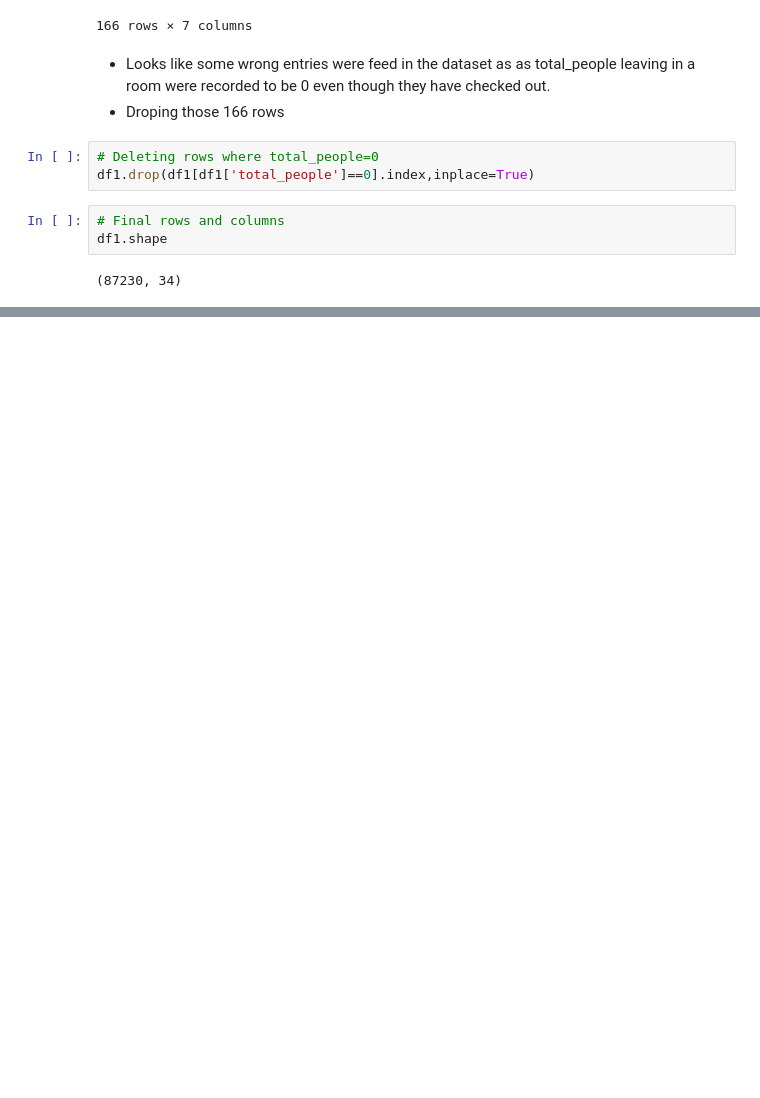
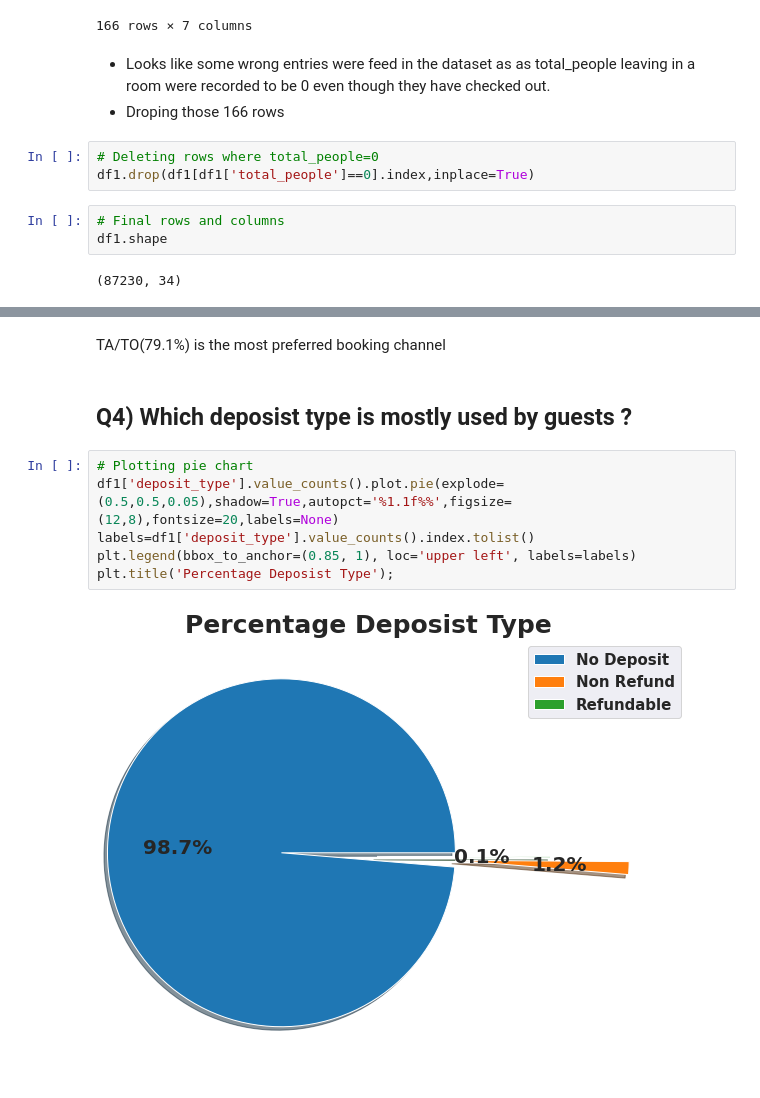
Before and after one commit to 7-sumit/Hotel-Booking-Analysis, a Jupyter notebook: Sumit_Berde_Hotel_Booking_Analysis_Capstone_Project.ipynb, the cells around one changed output, grey strips where cells are left out. Cells and saved outputs as stored; diff of their text form; blank space fills up the shorter version.

```diff
--- a/Sumit_Berde_Hotel_Booking_Analysis_Capstone_Project.ipynb
+++ b/Sumit_Berde_Hotel_Booking_Analysis_Capstone_Project.ipynb
@@ -315,0 +383,12 @@ df1.shape
+# %% [markdown]
+TA/TO(79.1%) is the most preferred booking channel
+# %% [markdown]
+## Q4) Which deposist type is mostly used by guests ?
+# %%
+# Plotting pie chart
+df1['deposit_type'].value_counts().plot.pie(explode=(0.5,0.5,0.05),shadow=True,autopct='%1.1f%%',figsize=(12,8),fontsize=20,labels=None)
+labels=df1['deposit_type'].value_counts().index.tolist()
+plt.legend(bbox_to_anchor=(0.85, 1), loc='upper left', labels=labels)
+plt.title('Percentage Deposist Type');
+# %% [output]
+[figure, added]
```
Also changed, not shown: parts of 15 cells of this notebook.
